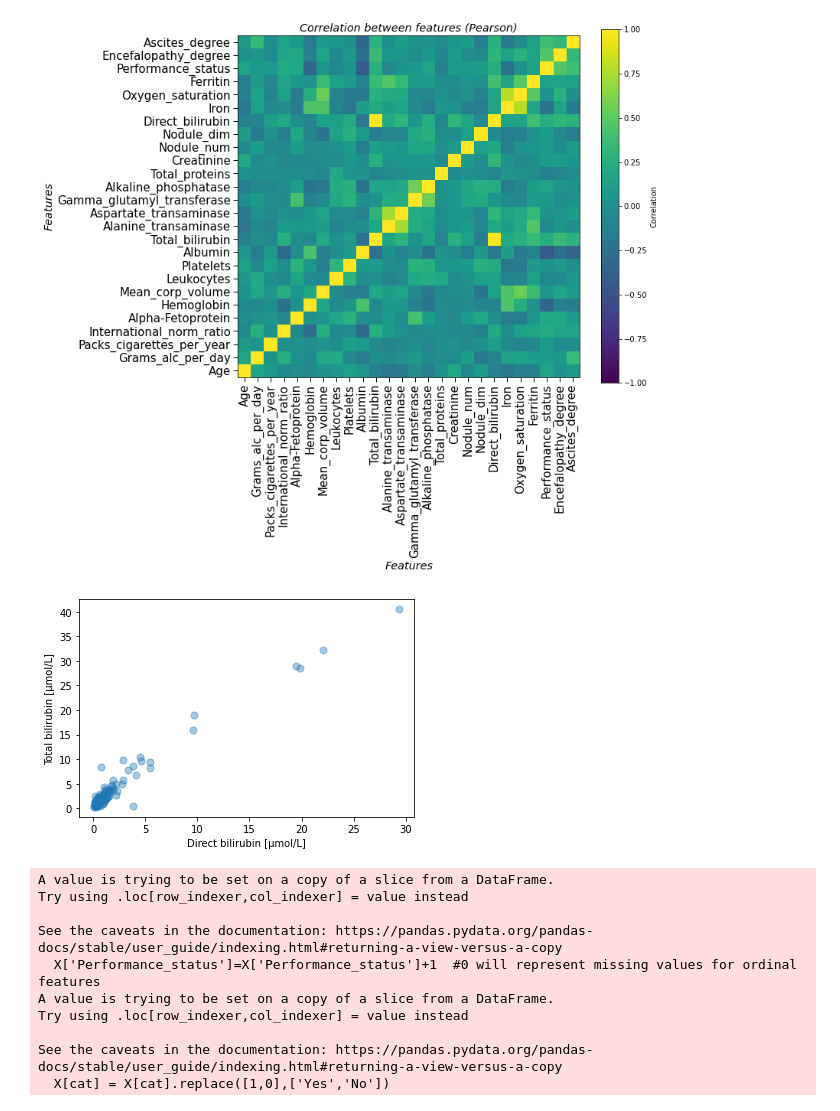
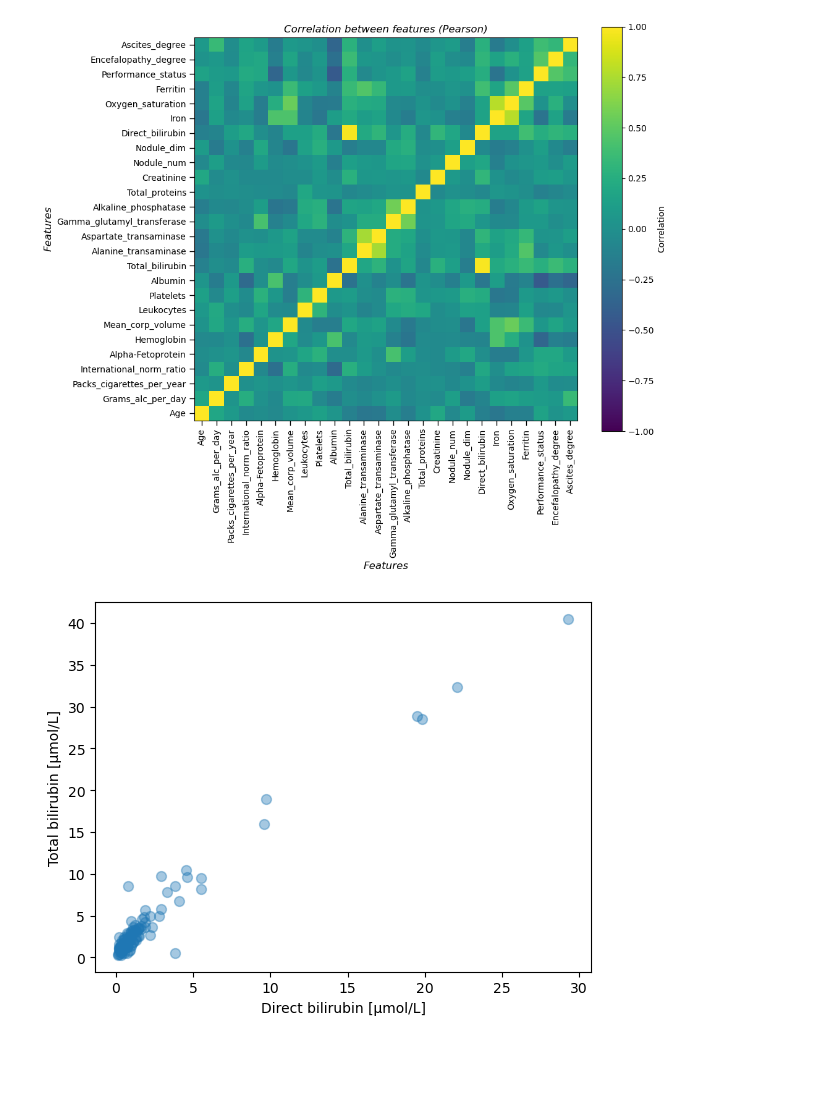
Before and after one commit to Juliaclynn/HCC_Survival_Prediction, a Jupyter notebook: src/Project.ipynb, the cells around one changed output. Cells and saved outputs as stored; diff of their text form; code cells hidden in the pictures; blank space fills up the shorter version.

```diff
--- a/src/Project.ipynb
+++ b/src/Project.ipynb
@@ -150,59 +200,46 @@ Average fraction of missing values per feature:  0.10216450216450217
 # %%
 corr_df=X[std_ftrs+ord_ftrs].corr(method='pearson')
 # print(corr_df)
 plt.figure(figsize=(10,10))
 plt.imshow(corr_df, origin='lower',vmin=-1)
-plt.xlabel('Features',fontsize='x-large',fontstyle='oblique')
-plt.ylabel('Features',fontsize='x-large',fontstyle='oblique')
-plt.tick_params(axis='both',labelsize=15, width=1, length=6)
+plt.xlabel('Features',fontsize='large',fontstyle='oblique')
+plt.ylabel('Features',fontsize='large',fontstyle='oblique')
+plt.tick_params(axis='both',labelsize=10, width=1, length=6)
 plt.xticks(np.arange(0, len(X[std_ftrs+ord_ftrs].columns),1),X[std_ftrs+ord_ftrs].columns,rotation=90)
 plt.yticks(np.arange(0, len(X[std_ftrs+ord_ftrs].columns),1),X[std_ftrs+ord_ftrs].columns)
 #plt.clim(-1,1)
 plt.colorbar(label='Correlation',shrink=.85)
-plt.title('Correlation between features (Pearson)',fontsize='x-large',fontstyle='oblique')
-plt.savefig(os.path.join(filepath,'figures','fig8.png'))
+plt.title('Correlation between features (Pearson)',fontsize='large',fontstyle='oblique')
+plt.savefig(os.path.join(filepath,'figures','fig8.png'), dpi=300, bbox_inches = "tight")
 df.plot.scatter('Direct_bilirubin','Total_bilirubin',s=50,alpha=0.4)
 plt.xlabel('Direct bilirubin [µmol/L]')
 plt.ylabel('Total bilirubin [µmol/L]')
-plt.savefig(os.path.join(filepath,'figures','fig9.png'))
+plt.savefig(os.path.join(filepath,'figures','fig9.png'), dpi=300, bbox_inches = "tight")
 # %% [output]
-[figure, old version]
+[figure, new version]
-[figure, old version]
+[figure, new version]
 # %%
 from sklearn.compose import ColumnTransformer
 from sklearn.pipeline import Pipeline
-from sklearn.preprocessing import StandardScaler, OneHotEncoder, OrdinalEncoder
-from sklearn.impute import SimpleImputer
+from sklearn.preprocessing import StandardScaler, OneHotEncoder
 from sklearn.model_selection import train_test_split
 from sklearn.model_selection import KFold
-from sklearn.feature_selection import f_regression, mutual_info_classif
 
 #Splitting and preprocessing
 
-X['Performance_status']=X['Performance_status']+1  #0 will represent missing values for ordinal features
-# X.drop('Direct_bilirubin',axis=1)
-for cat in cat_ftrs:
-    X[cat] = X[cat].replace([1,0],['Yes','No'])
-    X[cat].astype(str)
+X_prep=X.copy()
+# X_prep['Performance_status']=X['Performance_status']+1   #If 0 will represent missing values for ordinal features
 
-X_test,X_other,y_test,y_other=train_test_split(X,y,train_size=.2,random_state=rs,shuffle=True)
-onehot_transformer = Pipeline(steps=[
-    ('imputer', SimpleImputer(strategy='constant',fill_value='Unknown')),
-    ('onehot', OneHotEncoder(sparse=False,handle_unknown='ignore',drop='if_binary'))])
-ord_transformer = Pipeline(steps=[
-    ('imputer2', SimpleImputer(strategy='constant',fill_value=0))])
+X_test,X_other,y_test,y_other=train_test_split(X_prep,y,train_size=.2,random_state=rs,shuffle=True)
+# print('x_test: ',X_test.shape)
 
 preprocessor = ColumnTransformer(
     transformers=[
-        ('ord', ord_transformer, ord_ftrs),
-        ('onehot', onehot_transformer, cat_ftrs),
+        ('onehot', OneHotEncoder(sparse=False,handle_unknown='ignore'), onehot_ftrs),
         ('std', StandardScaler(), std_ftrs)],
     remainder='passthrough',verbose_feature_names_out=False)
 
 clf = Pipeline(steps=[('preprocessor', preprocessor)])
-enc=OneHotEncoder(sparse=False, handle_unknown="ignore",drop='if_binary')
-
-# print('x_test: ',X_test.shape)
 
 kf = KFold(n_splits=5,shuffle=True,random_state=rs)
 for train_index, val_index in kf.split(X_other,y_other):
@@ -212,35 +249,13 @@ for train_index, val_index in kf.split(X_other,y_other):
     y_val = y_other.iloc[val_index]
 #     print("x_train:",X_train.shape)
 #     print("x_val:",X_val.shape)
-    enc.fit(X_train[cat_ftrs])
-    onehot_ftrs=list(enc.get_feature_names_out(cat_ftrs))
-    X_train_prep=pd.DataFrame(clf.fit_transform(X_train),columns=ord_ftrs+onehot_ftrs+std_ftrs)
-    X_val_prep=pd.DataFrame(clf.transform(X_val),columns=ord_ftrs+onehot_ftrs+std_ftrs)
+    X_train_prep=pd.DataFrame(clf.fit_transform(X_train),columns=clf.get_feature_names_out())
+    X_val_prep=pd.DataFrame(clf.transform(X_val),columns=clf.get_feature_names_out())
 #     print("x_train_prep:",X_train_prep.shape)
 #     print("x_val_prep:",X_val_prep.shape)
 #     print('y_val: ',y_val.value_counts('Class'))
 #     print('y_train: ',y_train.value_counts('Class'))
-#     #Non-linear correlation = MI
-#     mi=mutual_info_classif(X_train_prep[ord_ftrs+onehot_ftrs], y_train, copy=True, random_state=rs)
-#     mi_df=pd.DataFrame({'mi':mi,'features':ord_ftrs+onehot_ftrs})
-#     mi_sorted=mi_df.sort_values(by='mi',ascending=False)
-#     mi_sorted.iloc[:5].plot.bar('features','mi')
-#     plt.title('Figure 2')
-#     plt.ylabel('Non-linear Correlation')
-#     plt.xlabel('Feature')
-#     plt.show()
 
-
-X_test_prep=pd.DataFrame(clf.transform(X_test),columns=ord_ftrs+onehot_ftrs+std_ftrs)
+X_test_prep=pd.DataFrame(clf.transform(X_test),columns=clf.get_feature_names_out())
 # print('x_test_prep',X_test_prep.shape)
+# print(X_train_prep.columns)
-# %% [output]
-A value is trying to be set on a copy of a slice from a DataFrame.
-Try using .loc[row_indexer,col_indexer] = value instead
-
-See the caveats in the documentation: https://pandas.pydata.org/pandas-docs/stable/user_guide/indexing.html#returning-a-view-versus-a-copy
-  X['Performance_status']=X['Performance_status']+1  #0 will represent missing values for ordinal features
-A value is trying to be set on a copy of a slice from a DataFrame.
-Try using .loc[row_indexer,col_indexer] = value instead
-
-See the caveats in the documentation: https://pandas.pydata.org/pandas-docs/stable/user_guide/indexing.html#returning-a-view-versus-a-copy
-  X[cat] = X[cat].replace([1,0],['Yes','No'])
```
Also changed, not shown: parts of 6 cells of this notebook, 13 other files.
